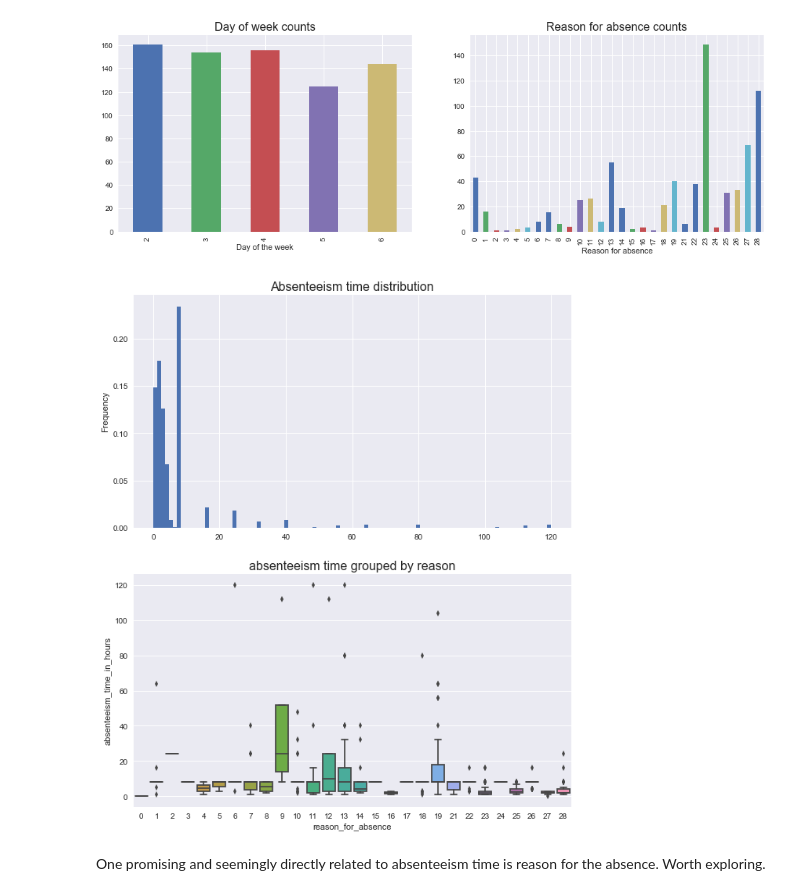
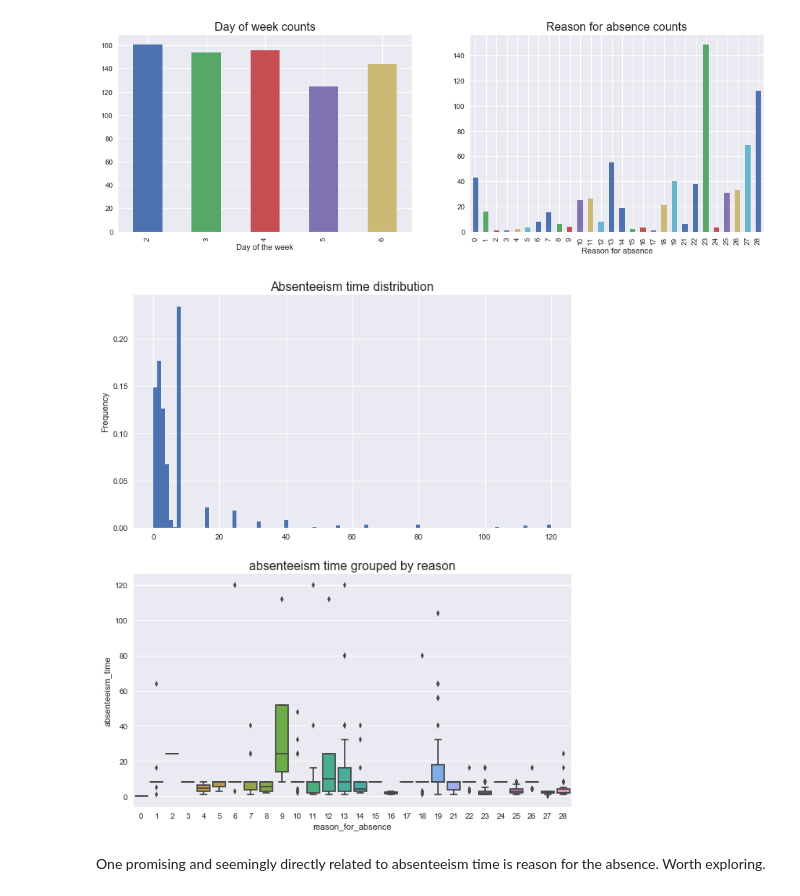
Before and after one commit to chasnew/data-analysis-repository, a Jupyter notebook: Absenteeism at work/Analysis of Absenteeism.ipynb, the cells around one changed output. Drawn from its saved outputs; the diff is of its cells as text; code cells hidden in the pictures.

```diff
--- a/Absenteeism at work/Analysis of Absenteeism.ipynb
+++ b/Absenteeism at work/Analysis of Absenteeism.ipynb
@@ -92,6 +92,10 @@ for col in data.columns:
     new_cols.append('_'.join(words))
 
 data.columns = new_cols
+# %%
+column_name_mapping = {'distance_from_residence_to_work': 'work_distance', 'work_load_average/day': 'work_load',
+                       'absenteeism_time_in_hours': 'absenteeism_time', 'body_mass_index': 'bmi'}
+data.rename(columns=column_name_mapping, inplace=True)
 # %%
 data.iloc[:,:10].head(7)
 # %% [output]
@@ -171,16 +175,16 @@ plt.show()
 # %%
 fig, axes = plt.subplots(nrows=2, ncols=1)
 fig.set_figwidth(10)
 fig.set_figheight(12)
 
-ax1 = data['absenteeism_time_in_hours'].plot.hist(bins=100, density=True, ax=axes[0])
+ax1 = data['absenteeism_time'].plot.hist(bins=100, density=True, ax=axes[0])
 ax1.set_title('Absenteeism time distribution', fontsize=16)
 
-ax2 = sns.boxplot(x='reason_for_absence', y='absenteeism_time_in_hours', data=data, ax=axes[1])
+ax2 = sns.boxplot(x='reason_for_absence', y='absenteeism_time', data=data, ax=axes[1])
 ax2.set_title('absenteeism time grouped by reason', fontsize=16)
 plt.show()
 # %% [output]
-[figure, old version]
+[figure, new version]
 # %% [markdown]
 One promising and seemingly directly related to absenteeism time is reason for the absence. Worth exploring.
 # %%
```
Also changed, not shown: parts of 20 cells of this notebook.
